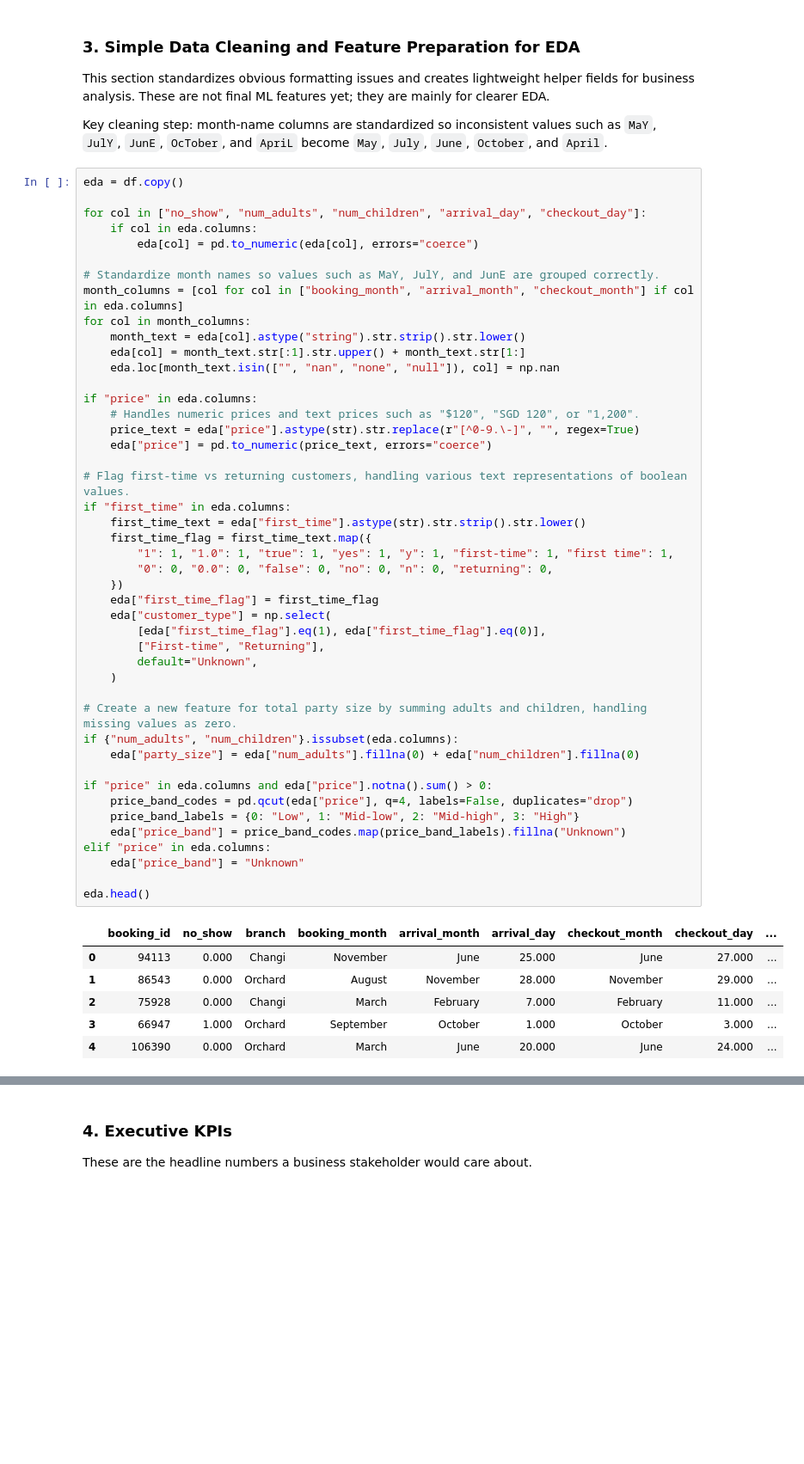
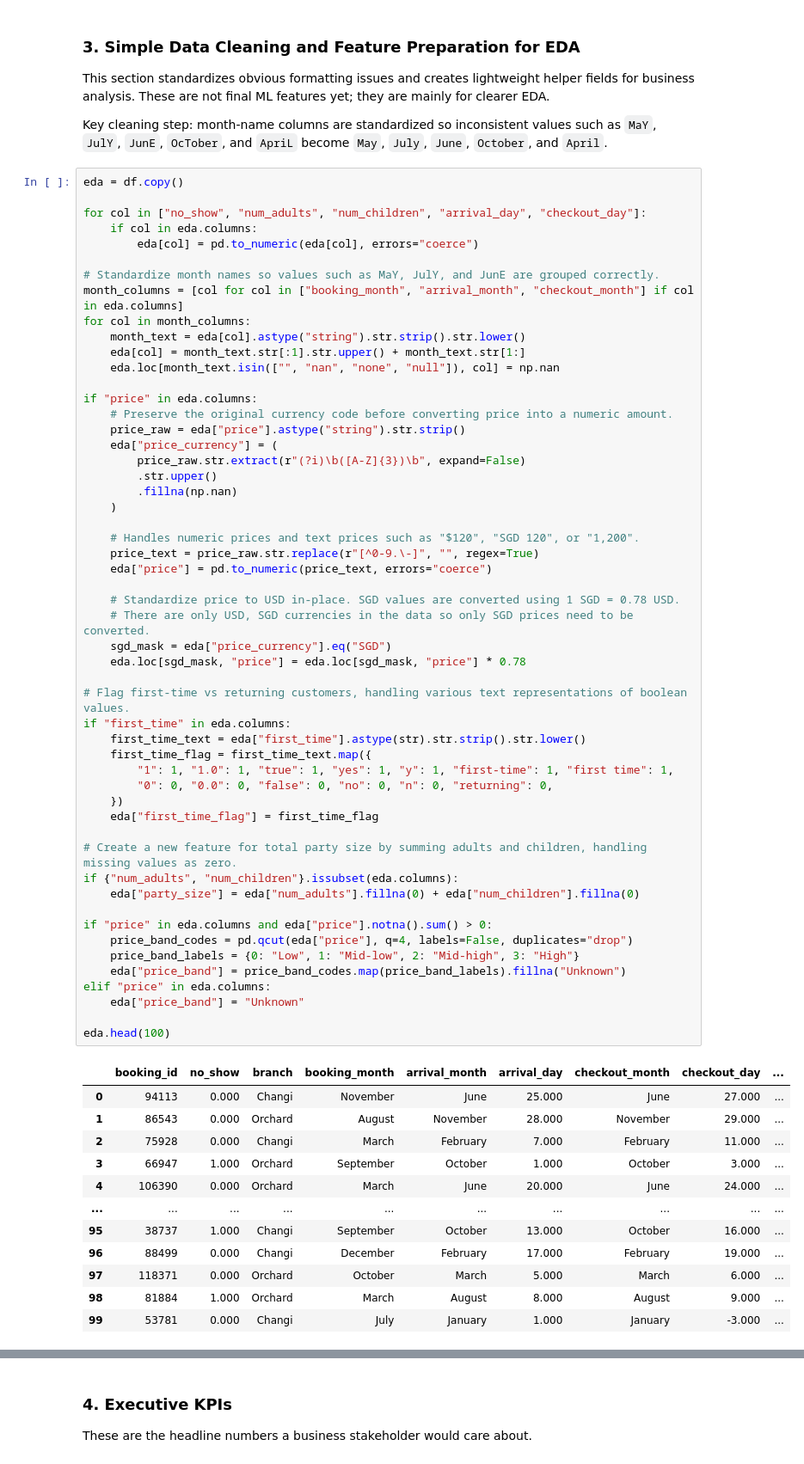
Before and after one commit to baqspaces/hotel-noshow-prediction-llm-agent, a Jupyter notebook: visa_final_submission.ipynb, the cells around one changed output, grey strips where cells are left out. Shown at 86% size. Drawn from its saved outputs; the diff is of its cells as text; blank space fills up the shorter version.

```diff
--- a/visa_final_submission.ipynb
+++ b/visa_final_submission.ipynb
@@ -168,40 +166,54 @@ for col in month_columns:
     eda.loc[month_text.isin(["", "nan", "none", "null"]), col] = np.nan
 
 if "price" in eda.columns:
+    # Preserve the original currency code before converting price into a numeric amount.
+    price_raw = eda["price"].astype("string").str.strip()
+    eda["price_currency"] = (
+        price_raw.str.extract(r"(?i)\b([A-Z]{3})\b", expand=False)
+        .str.upper()
+        .fillna(np.nan)
+    )
+
     # Handles numeric prices and text prices such as "$120", "SGD 120", or "1,200".
-    price_text = eda["price"].astype(str).str.replace(r"[^0-9.\-]", "", regex=True)
+    price_text = price_raw.str.replace(r"[^0-9.\-]", "", regex=True)
     eda["price"] = pd.to_numeric(price_text, errors="coerce")
+
+    # Standardize price to USD in-place. SGD values are converted using 1 SGD = 0.78 USD.
+    # There are only USD, SGD currencies in the data so only SGD prices need to be converted.
+    sgd_mask = eda["price_currency"].eq("SGD")
+    eda.loc[sgd_mask, "price"] = eda.loc[sgd_mask, "price"] * 0.78
 
 # Flag first-time vs returning customers, handling various text representations of boolean values.
 if "first_time" in eda.columns:
     first_time_text = eda["first_time"].astype(str).str.strip().str.lower()
     first_time_flag = first_time_text.map({
         "1": 1, "1.0": 1, "true": 1, "yes": 1, "y": 1, "first-time": 1, "first time": 1,
         "0": 0, "0.0": 0, "false": 0, "no": 0, "n": 0, "returning": 0,
     })
     eda["first_time_flag"] = first_time_flag
-    eda["customer_type"] = np.select(
-        [eda["first_time_flag"].eq(1), eda["first_time_flag"].eq(0)],
-        ["First-time", "Returning"],
-        default="Unknown",
-    )
 
 # Create a new feature for total party size by summing adults and children, handling missing values as zero.
 if {"num_adults", "num_children"}.issubset(eda.columns):
     eda["party_size"] = eda["num_adults"].fillna(0) + eda["num_children"].fillna(0)
 
 if "price" in eda.columns and eda["price"].notna().sum() > 0:
     price_band_codes = pd.qcut(eda["price"], q=4, labels=False, duplicates="drop")
     price_band_labels = {0: "Low", 1: "Mid-low", 2: "Mid-high", 3: "High"}
     eda["price_band"] = price_band_codes.map(price_band_labels).fillna("Unknown")
 elif "price" in eda.columns:
     eda["price_band"] = "Unknown"
 
-eda.head()
+eda.head(100)
 # %% [output]
 |  | booking_id | no_show | branch | booking_month | arrival_month | arrival_day | checkout_month | checkout_day | ... |
 | 0 | 94113 | 0.000 | Changi | November | June | 25.000 | June | 27.000 | ... |
 | 1 | 86543 | 0.000 | Orchard | August | November | 28.000 | November | 29.000 | ... |
 | 2 | 75928 | 0.000 | Changi | March | February | 7.000 | February | 11.000 | ... |
 | 3 | 66947 | 1.000 | Orchard | September | October | 1.000 | October | 3.000 | ... |
 | 4 | 106390 | 0.000 | Orchard | March | June | 20.000 | June | 24.000 | ... |
+| ... | ... | ... | ... | ... | ... | ... | ... | ... | ... |
+| 95 | 38737 | 1.000 | Changi | September | October | 13.000 | October | 16.000 | ... |
+| 96 | 88499 | 0.000 | Changi | December | February | 17.000 | February | 19.000 | ... |
+| 97 | 118371 | 0.000 | Orchard | October | March | 5.000 | March | 6.000 | ... |
+| 98 | 81884 | 1.000 | Orchard | March | August | 8.000 | August | 9.000 | ... |
+| 99 | 53781 | 0.000 | Changi | July | January | 1.000 | January | -3.000 | ... |
```
Also changed, not shown: parts of 22 cells of this notebook, 1 other file.
